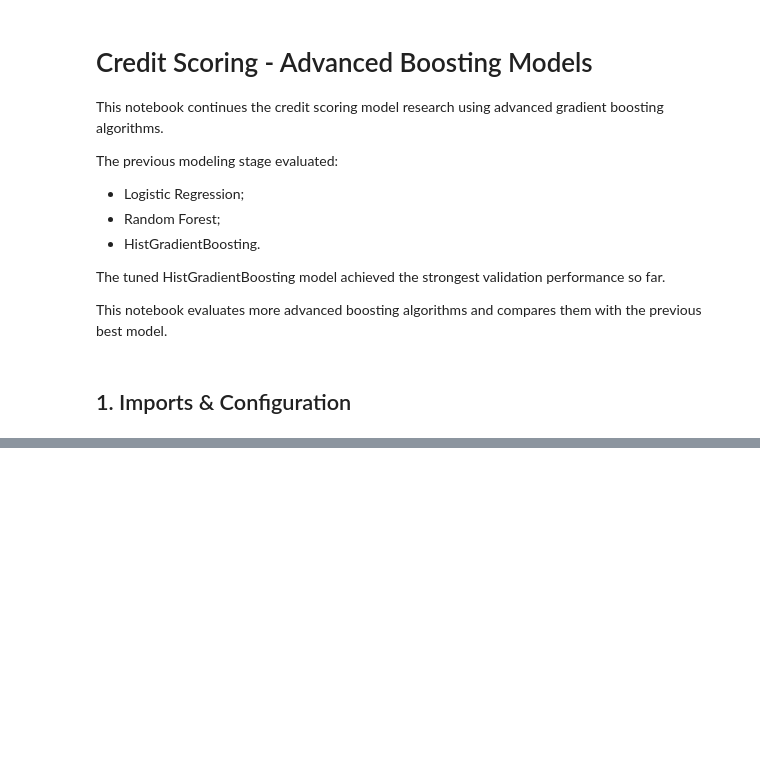
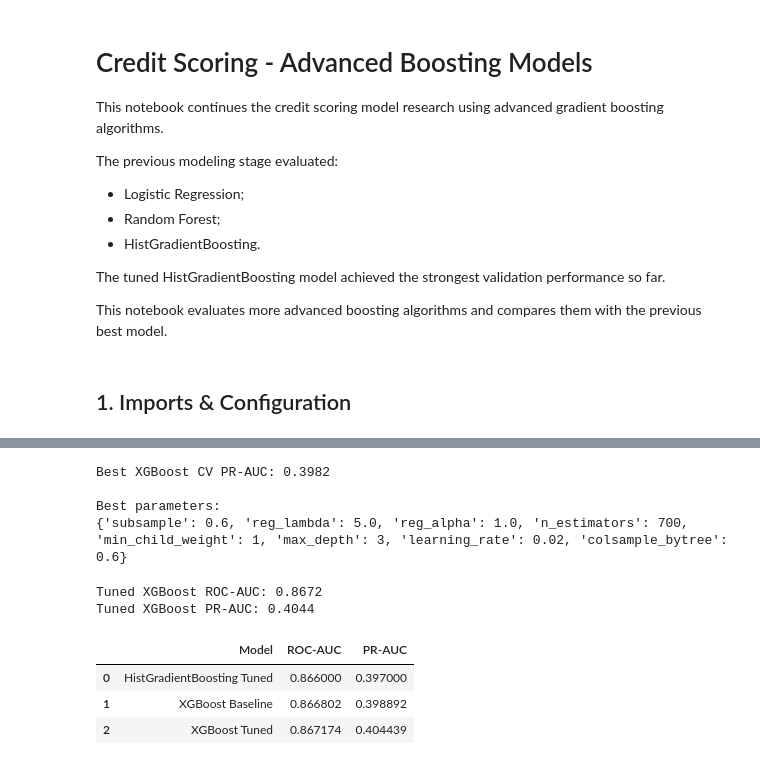
Before and after one commit to Randysman/credit_score, a Jupyter notebook: Modeling(boosting).ipynb, the cells around one changed output, grey strips where cells are left out. Saved outputs shown, nothing was run; the diff lists cells and outputs as text; code cells hidden in the pictures; blank space fills up the shorter version.

Commit message:
check xgboost baseline and tune

```diff
--- a/Modeling(boosting).ipynb
+++ b/Modeling(boosting).ipynb
@@ -39,0 +192,5 @@ RANDOM_STATE = 42
+# %%
+xgb_random_search.fit(
+    X_train[features],
+    y_train
+)
@@ -39,0 +216,60 @@ RANDOM_STATE = 42
+# %%
+print(
+    f'Best XGBoost CV PR-AUC: '
+    f'{xgb_random_search.best_score_:.4f}'
+)
+
+print('\nBest parameters:')
+print(xgb_random_search.best_params_)
+# %% [output]
+Best XGBoost CV PR-AUC: 0.3982
+
+Best parameters:
+{'subsample': 0.6, 'reg_lambda': 5.0, 'reg_alpha': 1.0, 'n_estimators': 700, 'min_child_weight': 1, 'max_depth': 3, 'learning_rate': 0.02, 'colsample_bytree': 0.6}
+# %%
+best_xgb = xgb_random_search.best_estimator_
+
+best_xgb_valid_proba = best_xgb.predict_proba(
+    X_valid[features]
+)[:, 1]
+# %%
+best_xgb_roc_auc = roc_auc_score(
+    y_valid,
+    best_xgb_valid_proba
+)
+
+best_xgb_pr_auc = average_precision_score(
+    y_valid,
+    best_xgb_valid_proba
+)
+
+print(f'Tuned XGBoost ROC-AUC: {best_xgb_roc_auc:.4f}')
+print(f'Tuned XGBoost PR-AUC: {best_xgb_pr_auc:.4f}')
+# %% [output]
+Tuned XGBoost ROC-AUC: 0.8672
+Tuned XGBoost PR-AUC: 0.4044
+# %%
+xgb_comparison = pd.DataFrame({
+    'Model': [
+        'HistGradientBoosting Tuned',
+        'XGBoost Baseline',
+        'XGBoost Tuned'
+    ],
+    'ROC-AUC': [
+        0.8660,
+        xgb_roc_auc,
+        best_xgb_roc_auc
+    ],
+    'PR-AUC': [
+        0.3970,
+        xgb_pr_auc,
+        best_xgb_pr_auc
+    ]
+})
+
+xgb_comparison
+# %% [output]
+|  | Model | ROC-AUC | PR-AUC |
+| 0 | HistGradientBoosting Tuned | 0.866000 | 0.397000 |
+| 1 | XGBoost Baseline | 0.866802 | 0.398892 |
+| 2 | XGBoost Tuned | 0.867174 | 0.404439 |
```
Also changed, not shown: parts of 16 cells of this notebook.
